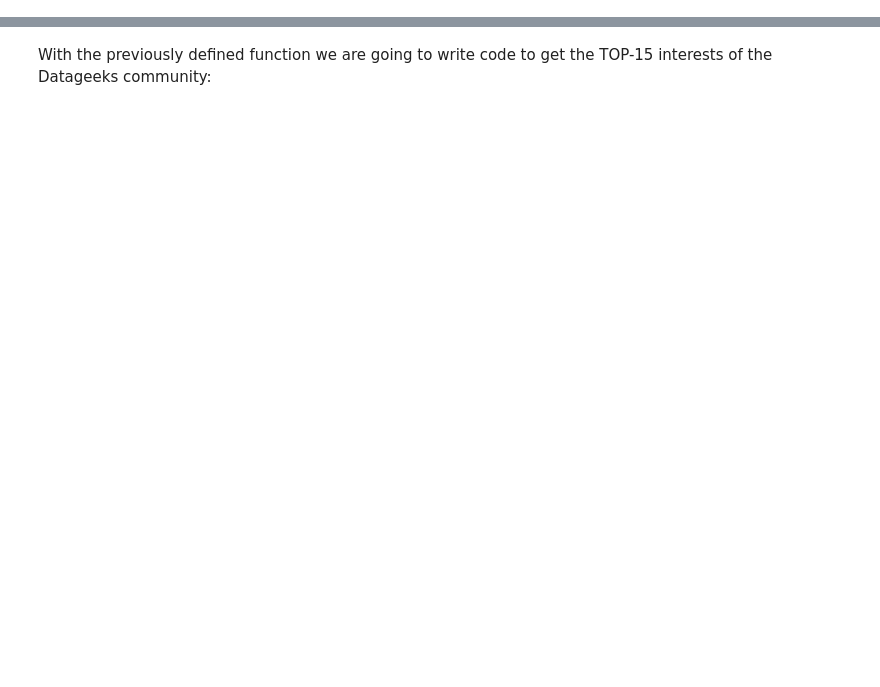
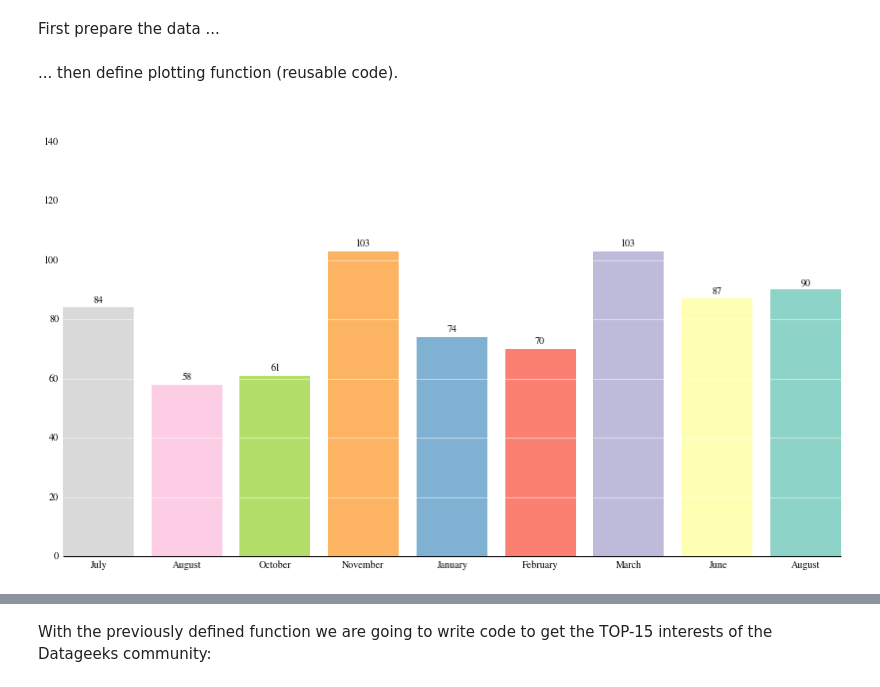
Before and after one commit to mfcabrera/munichdatageeks, a Jupyter notebook: notebooks/MunichDataGeeks_Playing_with_data.ipynb, the cells around one changed output, grey strips where cells are left out. Drawn from its saved outputs; the diff is of its cells as text; code cells hidden in the pictures; blank space fills up the shorter version.

```diff
--- a/notebooks/MunichDataGeeks_Playing_with_data.ipynb
+++ b/notebooks/MunichDataGeeks_Playing_with_data.ipynb
@@ -69,0 +39,2 @@ plt.close()
+# %% [markdown]
+First prepare the data ...
@@ -69,0 +54,44 @@ plt.close()
+# %% [markdown]
+... then define plotting function (reusable code).
+# %%
+def plot_attendees(show_waitlisted=False, trendline=False, save=None):
+    plt.figure(figsize=(14, 8))
+    plt.ylim([0,150])
+    plt.xticks(x_pos, events)
+    ax = plt.subplot(111)
+
+    # Remove top axes
+    ax.spines['top'].set_visible(False)
+    ax.spines['right'].set_visible(False)
+    ax.spines['left'].set_visible(False)
+
+    # remove ticks
+    ax.yaxis.set_ticks_position('none')
+    ax.xaxis.set_ticks_position('none')
+
+    ax.grid(axis='y', color='white', linestyle='-')
+
+    for i, rsvp, color in zip(x_pos, attendees, box_colors):
+        ax.bar(i, rsvp, align='center', color=color, linewidth=0)
+        ax.annotate("{}".format(rsvp), (i, rsvp + 1), va="bottom", ha="center")
+
+    if show_waitlisted:
+        for i, rsvp, color in zip(x_pos, waitlisted, box_colors):
+            ax.bar(i, rsvp, align='center', color=color, linewidth=0, bottom=attendees[i], alpha=0.5)
+            if rsvp != 0:
+                ax.annotate("{}".format(overall[i]), (i, rsvp + attendees[i] + 2), va="bottom", ha="center")
+
+    if trendline:
+        z = np.polyfit(x_pos, overall, 2)
+        p = np.poly1d(z)
+        plt.plot(x_pos, p(x_pos), "k--")
+
+    if save:
+        plt.savefig(save, dpi=200)
+
+    plt.show()
+    plt.close()
+# %%
+plot_attendees(save="hist-attendees")
+# %% [output]
+[figure, added]
```
Also changed, not shown: parts of 21 cells of this notebook.
